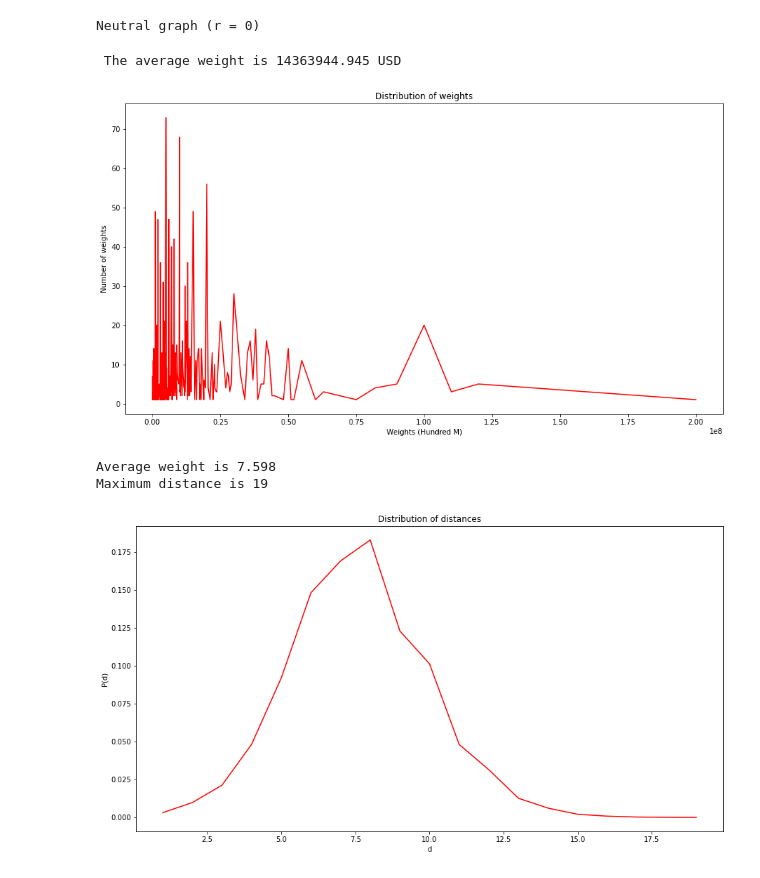
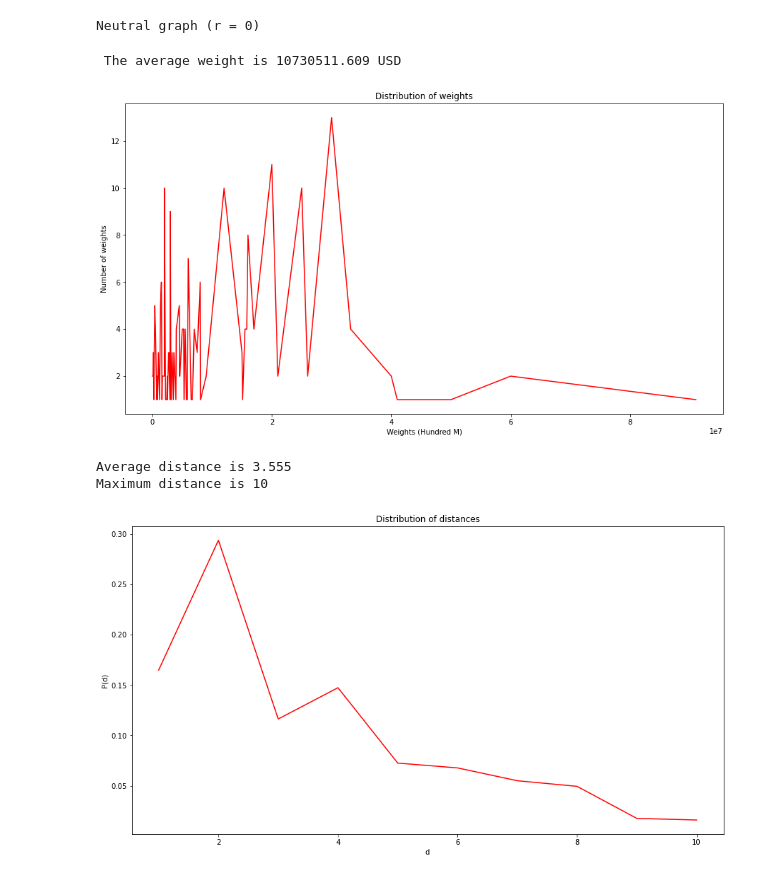
Before and after one commit to omeryefet/Complex_Networks, a Jupyter notebook: Project2022.ipynb, the cells around one changed output. Drawn from its saved outputs; the diff is of its cells as text; code cells hidden in the pictures.

```diff
--- a/Project2022.ipynb
+++ b/Project2022.ipynb
@@ -555,30 +553,30 @@ Neutral graph (r = 0)
 # %%
 def plot_weight_dist(num):
     G = graph_list[num]
     weight_list = sorted(list((nx.get_edge_attributes(G,'Raised_Amount_USD').values())))
     weight_dict = defaultdict(int)
     for w in weight_list:
         weight_dict[w] += 1
     weights = []
     counts = []
     for weight,cnt in weight_dict.items():
         weights.append(weight)
         counts.append(cnt)
     plt.figure(figsize=(15,8))
     plt.xlabel("Weights (Hundred M)")
     plt.ylabel("Number of weights")
     plt.title(f'Distribution of weights')
     plt.plot(weights,counts,c='r')
 
     avg_w=0
     for i in range(len(weights)):
         avg_w+=weights[i]*counts[i]/sum(counts)
     print(f' The average weight is {round(avg_w,3)} USD')
 
-plot_weight_dist(2)
+plot_weight_dist(1)
 # %% [output]
- The average weight is 14363944.945 USD
+ The average weight is 10730511.609 USD
-[figure, old version]
+[figure, new version]
 # %%
 def plot_distance_dist(num):
     G = nx.from_pandas_edgelist(df_list[num],source='Investor_Name',target='Company_Name', edge_attr=['Company_Market','Raised_Amount_USD'], create_using=nx.Graph())
@@ -604,14 +602,14 @@ def plot_distance_dist(num):
     avg_d=0
     for i in range(len(distances)):
         avg_d+=distances[i]*counts[i]/sum(counts)
-    print(f'Average weight is {round(avg_d,3)}')
+    print(f'Average distance is {round(avg_d,3)}')
     print(f'Maximum distance is {max(distances)}')
 
-plot_distance_dist(2)
+plot_distance_dist(1)
 # %% [output]
-Average weight is 7.598
-Maximum distance is 19
+Average distance is 3.555
+Maximum distance is 10
-[figure, old version]
+[figure, new version]
 # %%
 def Communitys(num):
     G = nx.from_pandas_edgelist(df_list[num],source='Investor_Name',target='Company_Name', edge_attr=['Company_Market','Raised_Amount_USD'], create_using=nx.Graph())
```
Also changed, not shown: parts of 17 cells of this notebook, 9 other files.
